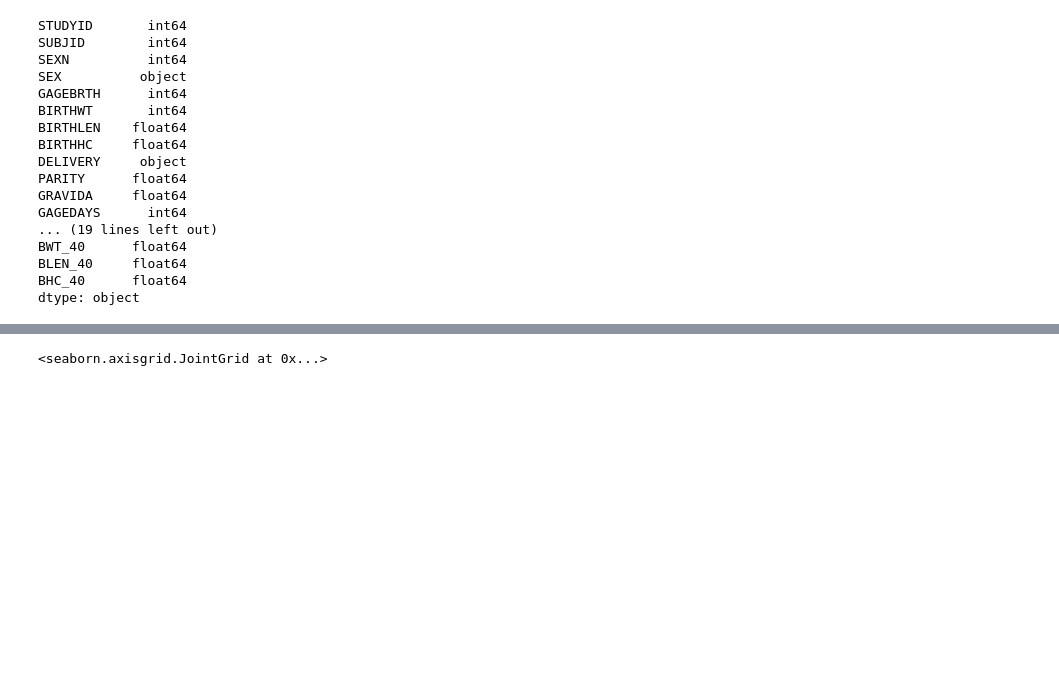
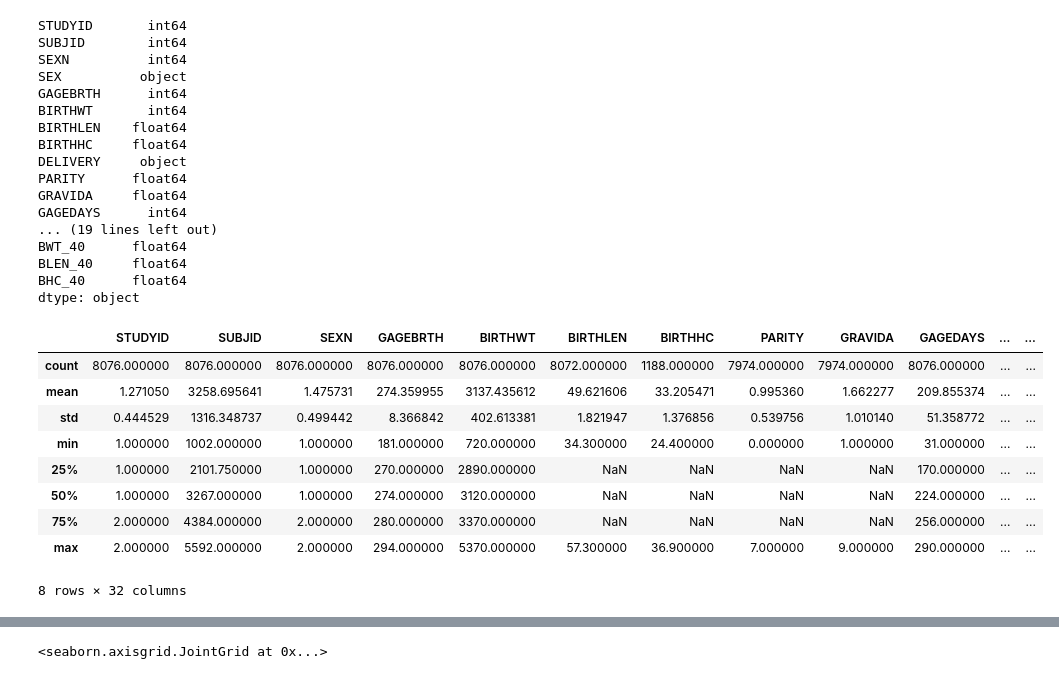
Before and after one commit to de-git/HBGDki-London, a Jupyter notebook: Ultrasound/read_ultrasound_python.ipynb, the cells around one changed output, grey strips where cells are left out. Saved outputs shown, nothing was run; the diff lists cells and outputs as text; code cells hidden in the pictures; blank space fills up the shorter version.

```diff
--- a/Ultrasound/read_ultrasound_python.ipynb
+++ b/Ultrasound/read_ultrasound_python.ipynb
@@ -45,10 +48,22 @@ dtype: object
 # %%
 import warnings
 warnings.filterwarnings('ignore')
 
 temp = raw_train_data[:].describe()
 
 warnings.filterwarnings('default')
+temp
+# %% [output]
+|  | STUDYID | SUBJID | SEXN | GAGEBRTH | BIRTHWT | BIRTHLEN | BIRTHHC | PARITY | GRAVIDA | GAGEDAYS | ... | ... |
+| count | 8076.000000 | 8076.000000 | 8076.000000 | 8076.000000 | 8076.000000 | 8072.000000 | 1188.000000 | 7974.000000 | 7974.000000 | 8076.000000 | ... | ... |
+| mean | 1.271050 | 3258.695641 | 1.475731 | 274.359955 | 3137.435612 | 49.621606 | 33.205471 | 0.995360 | 1.662277 | 209.855374 | ... | ... |
+| std | 0.444529 | 1316.348737 | 0.499442 | 8.366842 | 402.613381 | 1.821947 | 1.376856 | 0.539756 | 1.010140 | 51.358772 | ... | ... |
+| min | 1.000000 | 1002.000000 | 1.000000 | 181.000000 | 720.000000 | 34.300000 | 24.400000 | 0.000000 | 1.000000 | 31.000000 | ... | ... |
+| 25% | 1.000000 | 2101.750000 | 1.000000 | 270.000000 | 2890.000000 | NaN | NaN | NaN | NaN | 170.000000 | ... | ... |
+| 50% | 1.000000 | 3267.000000 | 1.000000 | 274.000000 | 3120.000000 | NaN | NaN | NaN | NaN | 224.000000 | ... | ... |
+| 75% | 2.000000 | 4384.000000 | 2.000000 | 280.000000 | 3370.000000 | NaN | NaN | NaN | NaN | 256.000000 | ... | ... |
+| max | 2.000000 | 5592.000000 | 2.000000 | 294.000000 | 5370.000000 | 57.300000 | 36.900000 | 7.000000 | 9.000000 | 290.000000 | ... | ... |
+8 rows × 32 columns
 # %%
 raw_train_data.apply(lambda x: len(x.unique()))
 # %% [output]
```
Also changed, not shown: parts of 10 cells of this notebook.
